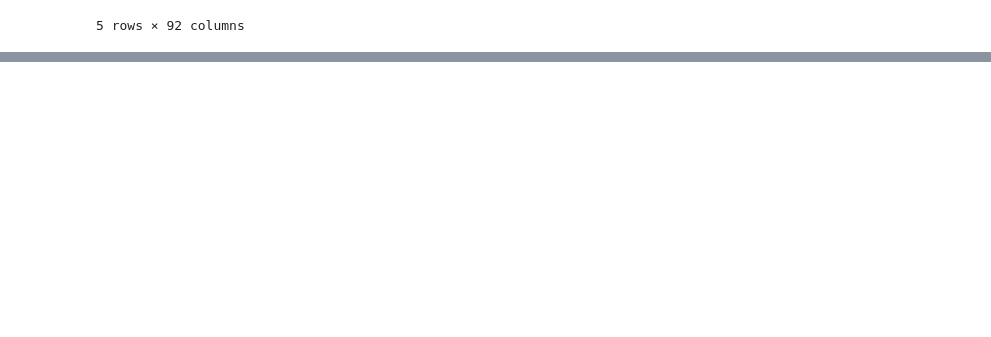
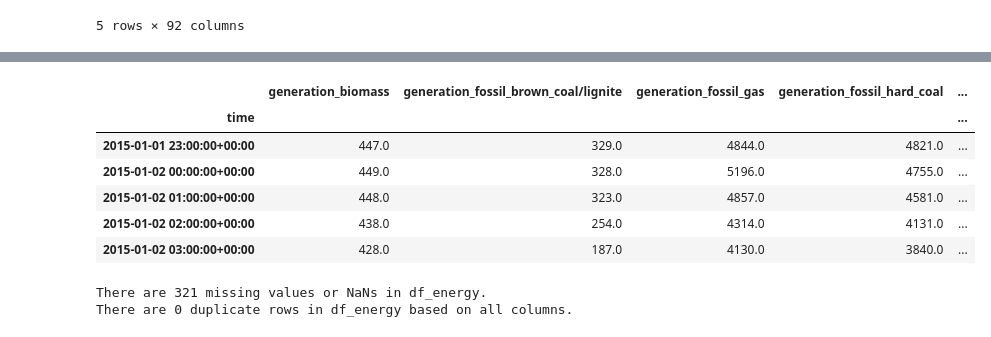
Before and after one commit to junda-qian/signate_electricity_price_forecasting, a Jupyter notebook: notebooks/notebook.ipynb, the cells around one changed output, grey strips where cells are left out. Drawn from its saved outputs; the diff is of its cells as text; code cells hidden in the pictures; blank space fills up the shorter version.

```diff
--- a/notebooks/notebook.ipynb
+++ b/notebooks/notebook.ipynb
@@ -40,0 +80,23 @@ df.head()
+# %%
+df_energy.head()
+# %% [output]
+|  | generation_biomass | generation_fossil_brown_coal/lignite | generation_fossil_gas | generation_fossil_hard_coal | ... |
+| time |  |  |  |  | ... |
+| 2015-01-01 23:00:00+00:00 | 447.0 | 329.0 | 4844.0 | 4821.0 | ... |
+| 2015-01-02 00:00:00+00:00 | 449.0 | 328.0 | 5196.0 | 4755.0 | ... |
+| 2015-01-02 01:00:00+00:00 | 448.0 | 323.0 | 4857.0 | 4581.0 | ... |
+| 2015-01-02 02:00:00+00:00 | 438.0 | 254.0 | 4314.0 | 4131.0 | ... |
+| 2015-01-02 03:00:00+00:00 | 428.0 | 187.0 | 4130.0 | 3840.0 | ... |
+# %%
+# Find NaNs and duplicates in df_energy
+
+print('There are {} missing values or NaNs in df_energy.'
+      .format(df_energy.isnull().values.sum()))
+
+temp_energy = df_energy.duplicated(keep='first').sum()
+
+print('There are {} duplicate rows in df_energy based on all columns.'
+      .format(temp_energy))
+# %% [output]
+There are 321 missing values or NaNs in df_energy.
+There are 0 duplicate rows in df_energy based on all columns.
```
Also changed, not shown: parts of 11 cells of this notebook.
